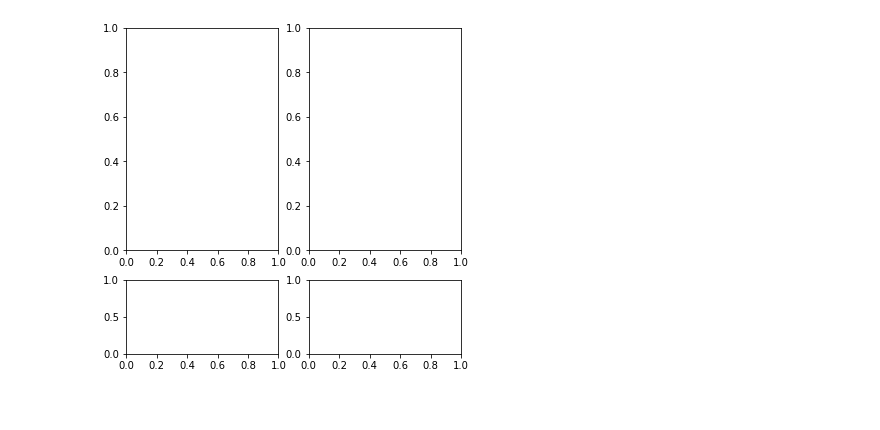
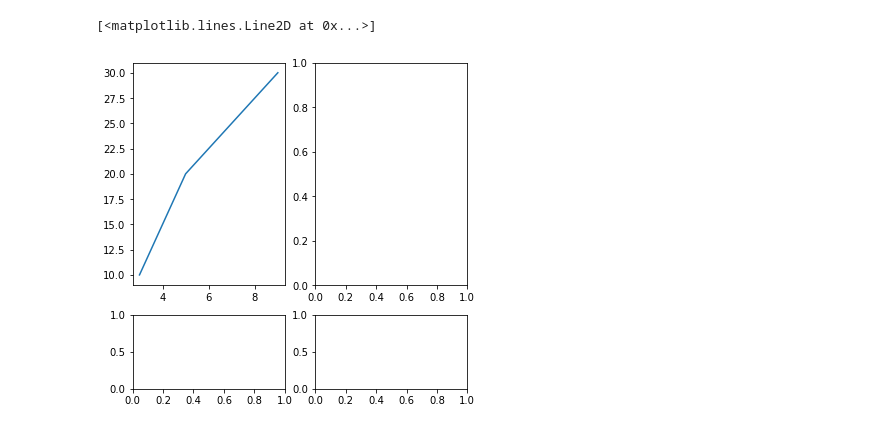
Before and after one commit to ICWallis/tutorial-publication-ready-figures, a Jupyter notebook: 0-introduction.ipynb, the cells around one changed output. Drawn from its saved outputs; the diff is of its cells as text; code cells hidden in the pictures.

Commit message:
Add plot methods

```diff
--- a/0-introduction.ipynb
+++ b/0-introduction.ipynb
@@ -3,20 +46,28 @@ import matplotlib.pyplot as plt
 # %%
+# Best for complex figure layouts with multiple plots of various sizes
+
 from matplotlib.gridspec import GridSpec
+
+x = [3,5,9]
+y = [10,20,30]
 
 fig = plt.figure(figsize=(6,6))
 
 spec = GridSpec(
     ncols=2,
     nrows=2,
     width_ratios=[2,2],
     height_ratios=[3,1]
 )
 
 ax0 = fig.add_subplot(spec[0])
 ax1 = fig.add_subplot(spec[1])
 ax2 = fig.add_subplot(spec[2])
 ax3 = fig.add_subplot(spec[3])
 
+ax0.plot(x,y)
+
 # more gridspec https://matplotlib.org/stable/gallery/userdemo/demo_gridspec03.html
 # %% [output]
+[<matplotlib.lines.Line2D at 0x...>]
-[figure, old version]
+[figure, new version]
```
Also changed, not shown: parts of 5 cells of this notebook.
